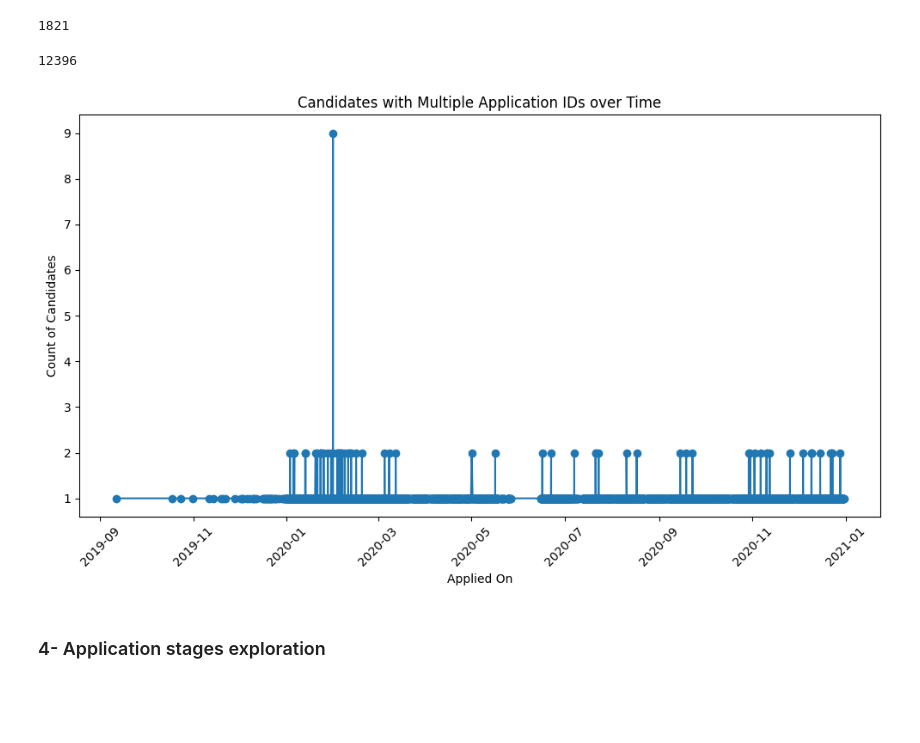
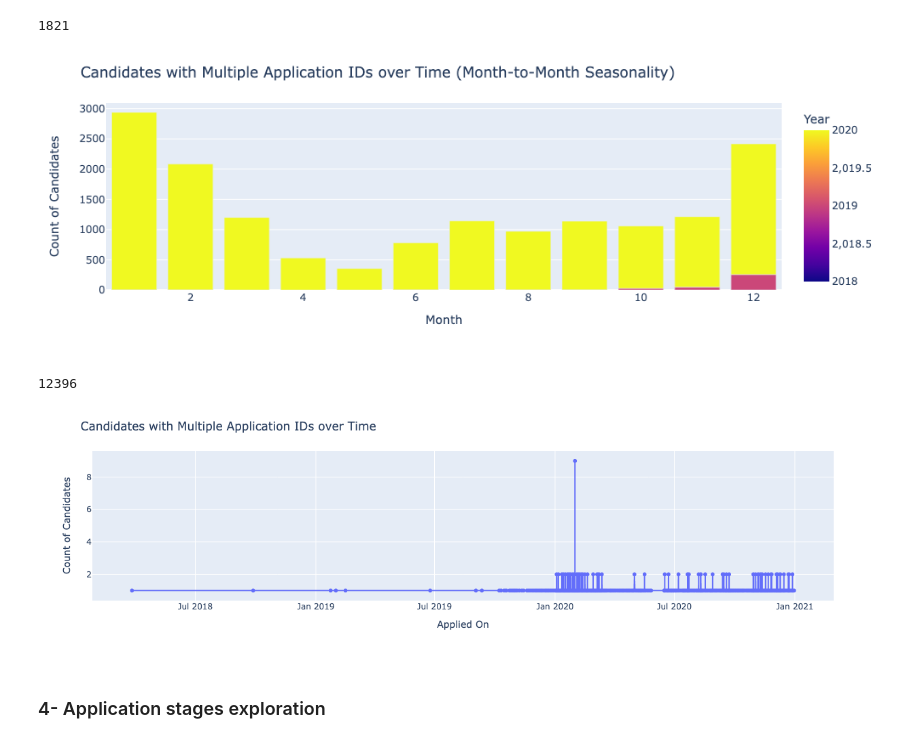
Before and after one commit to pepeette/ExerciseAGD, a Jupyter notebook: Test.ipynb, the cells around one changed output. Saved outputs shown, nothing was run; the diff lists cells and outputs as text; code cells hidden in the pictures; blank space fills up the shorter version.

```diff
--- a/Test.ipynb
+++ b/Test.ipynb
@@ -177,6 +225,24 @@ num_candidates_with_multiple_applications = len(candidates_with_multiple_applica
 num_candidates_with_multiple_applications
 # %% [output]
 1821
+# %%
+df['Month'] = df['applied_at'].dt.month
+df['Year'] = df['applied_at'].dt.year
+
+# Group by year and month, and calculate the count of candidates with multiple applications
+grouped = df.groupby(['Year', 'Month'])['candidate_id'].nunique().reset_index()
+
+# Rename columns
+grouped.columns = ['Year', 'Month', 'Count']
+
+# Plot the count of candidates with multiple applications month over month, with one color per year
+fig = px.bar(grouped, x='Month', y='Count', color='Year', barmode='group', labels={'Count': 'Count of Candidates', 'Year': 'Year'})
+fig.update_layout(title='Candidates with Multiple Application IDs over Time (Month-to-Month Seasonality)',
+                  xaxis=dict(title='Month'),
+                  yaxis=dict(title='Count of Candidates'))
+fig.show()
+# %% [output]
+[figure, added]
 # %%
 #unique application per candidate
 candidates_with_unique_application = candidate_counts[candidate_counts == 1].index
@@ -186,16 +252,22 @@ num_candidates_with_unique_application
 12396
 # %%
 # Group by applied_on and calculate the count of candidates with multiple applications
-grouped = df[df['candidate_id'].isin(candidates_with_multiple_applications)].groupby('applied_at')['candidate_id'].nunique()
+grouped_multiple = df[df['candidate_id'].isin(candidates_with_multiple_applications)].groupby('applied_at')['candidate_id'].nunique()
 
-# Plot the count of candidates with multiple applications over time
-plt.figure(figsize=(10, 6))
-plt.plot(grouped.index, grouped.values, marker='o')
-plt.xlabel('Applied On')
-plt.ylabel('Count of Candidates')
-plt.title('Candidates with Multiple Application IDs over Time')
-plt.xticks(rotation=45)
-plt.tight_layout()
-plt.show()
+# Reset index to access applied_at as a column
+grouped_multiple = grouped.reset_index()
+
+# Create a line plot with markers
+fig = px.line(grouped_multiple, x='applied_at', y='candidate_id', markers=True)
+
+# Customize the layout
+fig.update_layout(
+    title='Candidates with Multiple Application IDs over Time',
+    xaxis=dict(title='Applied On'),
+    yaxis=dict(title='Count of Candidates')
+)
+
+# Show the plot
+fig.show()
 # %% [output]
-[figure, old version]
+[figure, new version]
```
Also changed, not shown: parts of 41 cells of this notebook.
